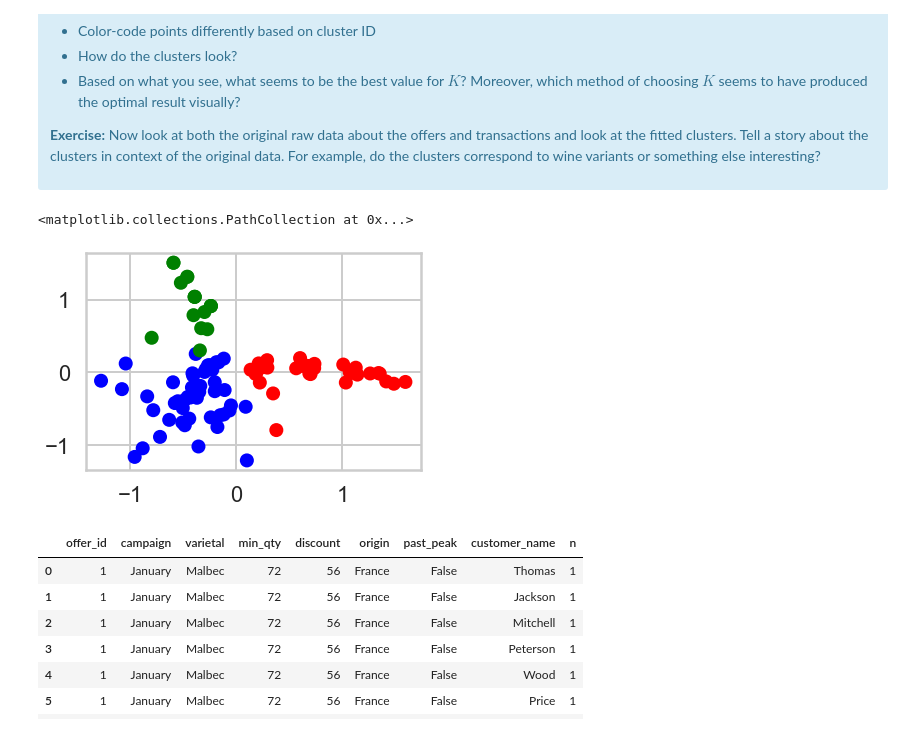
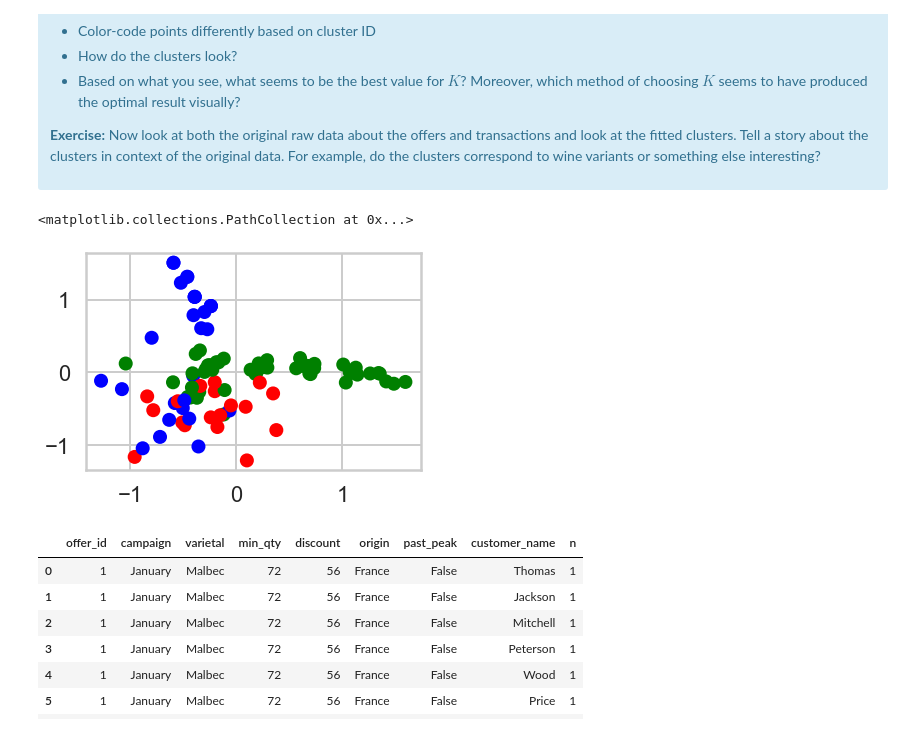
Before and after one commit to sudkpa/SB_DS, a Jupyter notebook: Career_Track/Clustering_Case_Study_Customer_Segmentation/Clustering_Case_Study_Customer_Segmentation_with_K_Means_Tier_3.ipynb, the cells around one changed output. Saved outputs shown, nothing was run; the diff lists cells and outputs as text; code cells hidden in the pictures.

```diff
--- a/Career_Track/Clustering_Case_Study_Customer_Segmentation/Clustering_Case_Study_Customer_Segmentation_with_K_Means_Tier_3.ipynb
+++ b/Career_Track/Clustering_Case_Study_Customer_Segmentation/Clustering_Case_Study_Customer_Segmentation_with_K_Means_Tier_3.ipynb
@@ -638,19 +638,19 @@ This is only one use of PCA for dimension reduction. We can also use PCA when we
 # %%
 from sklearn.decomposition import PCA
 import matplotlib.colors
 
 X = x_cols
-kmeans_model = KMeans(n_clusters=3)
+kmeans_model = KMeans(n_clusters=6)
 cluster_assignments = kmeans_model.fit_predict(X)
 
 cmap = matplotlib.colors.ListedColormap(['red', 'green', 'blue'])
 
 pca = PCA(n_components=2)
 pc1, pc2 = zip(*pca.fit_transform(X))
 plt.scatter(pc1, pc2, c=cluster_assignments.tolist(), cmap=cmap)
 # %% [output]
 <matplotlib.collections.PathCollection at 0x...>
-[figure, old version]
+[figure, new version]
 # %%
 df_sorted = df.sort_values('offer_id')
 df_sorted[df_sorted['offer_id'] == 1]
```
Also changed, not shown: parts of 21 cells of this notebook.
